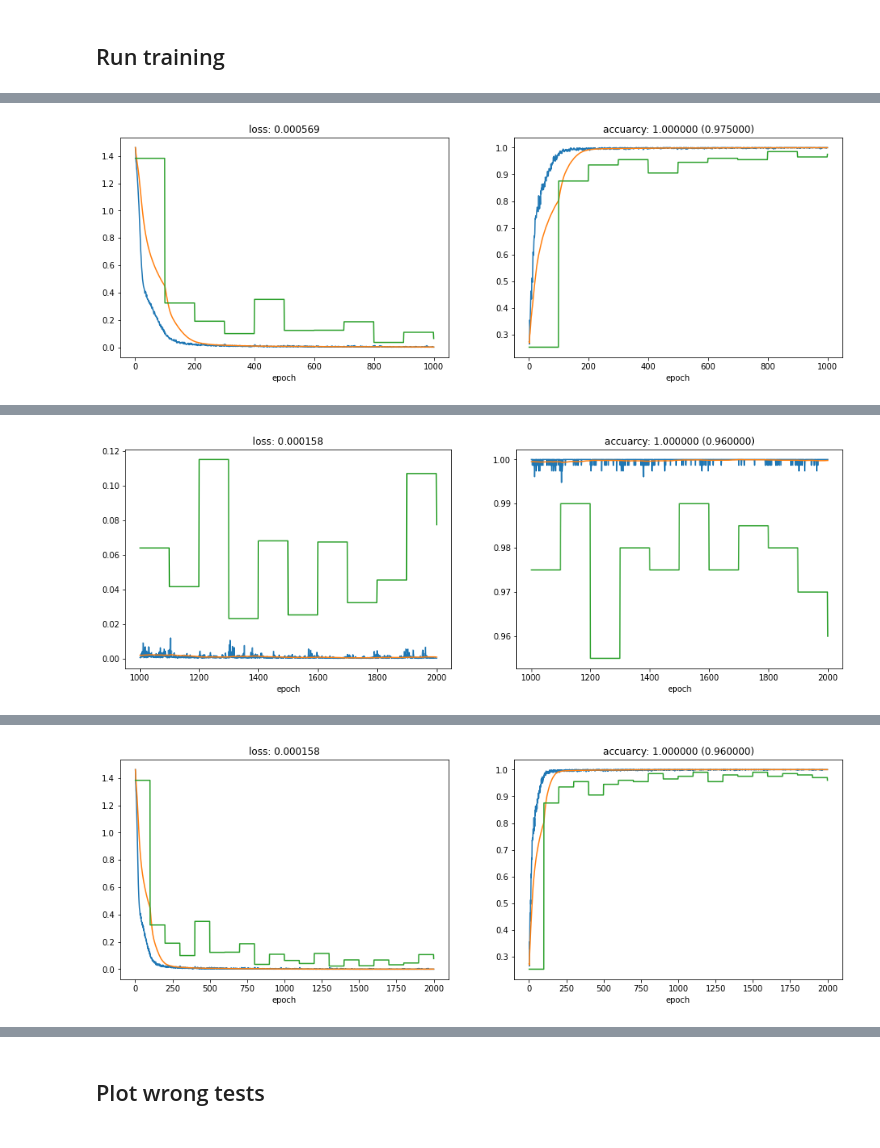
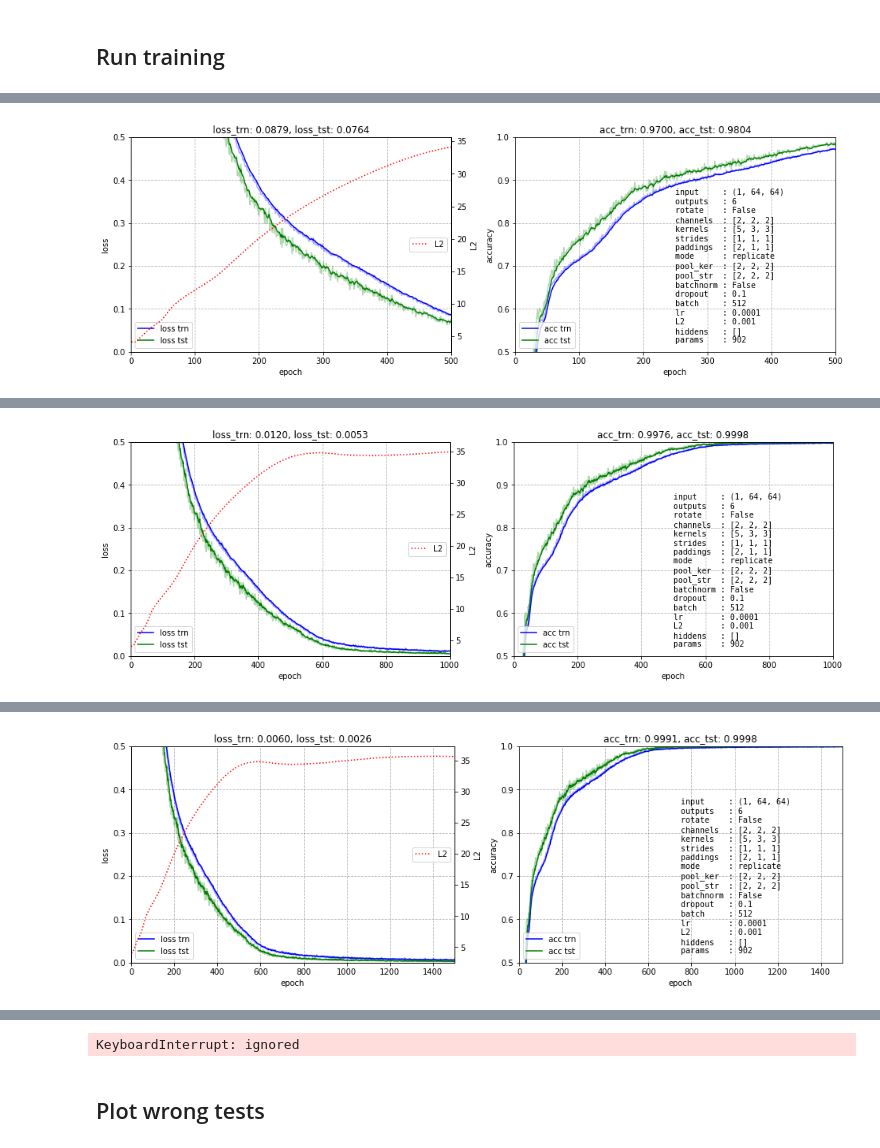
Before and after one commit to steps137/ML, a Jupyter notebook: NN/CNN_Patterns.ipynb, the cells around one changed output, grey strips where cells are left out. Saved outputs shown, nothing was run; the diff lists cells and outputs as text; code cells hidden in the pictures.

```diff
--- a/NN/CNN_Patterns.ipynb
+++ b/NN/CNN_Patterns.ipynb
@@ -103,17 +135,18 @@ plt.show()
 - Normalize Pixels to [0...1]
 - Rreorder the indexes by putting the channel first: `(N, w,h,c) -> (N, c,w,h)`
 # %%
-import torch
-import torch.nn as nn
-
 X,Y = np.array(X), np.array(Y)              # so faster creation of torch tensor
+print("X:", X.shape, "  Y:", Y.shape)
+X = X.mean(axis=3, keepdims=True)
+print("X:", X.shape, "  Y:", Y.shape)
 
 cnt_trn = int(len(X)*TRAIN_RATE)
-X_trn = torch.tensor(X[:cnt_trn], dtype=torch.float32).permute(0, 3, 1, 2)/255.  # channel first
+X_trn = torch.tensor(X[:cnt_trn], dtype=torch.float32).permute(0, 3, 1, 2)/255.  # channel first, normalize
 Y_trn = torch.tensor(Y[:cnt_trn], dtype=torch.int64)
-X_tst = torch.tensor(X[cnt_trn:], dtype=torch.float32).permute(0, 3, 1, 2)/255.  # channel first
+X_tst = torch.tensor(X[cnt_trn:], dtype=torch.float32).permute(0, 3, 1, 2)/255.  # channel first, normalize
 Y_tst = torch.tensor(Y[cnt_trn:], dtype=torch.int64)
 
-print("X:", X_trn.shape, "  Y:", Y_trn.shape)
+print("X_trn:", X_trn.shape, "  Y_trn:", Y_trn.shape)
+print("X_tst:", X_tst.shape, "  Y_tst:", Y_tst.shape)
 print(X_trn[1])
 # %% [output]
@@ -251,28 +398,34 @@ def plot_train(last, L, A, A_tst):
 # %% [markdown]
 ## Run training
 # %%
-epochs = 2000
+torch.cuda.empty_cache()
+
+loss      = nn.CrossEntropyLoss()
+optimizer = torch.optim.Adam(model.parameters(), lr=CFG['lr'], weight_decay=CFG['L2'])
+
+epochs = 5000
 
 model.to(device) # just in case
-L_tst, A_tst = fit(model, X_trn,Y_trn, train=False)
+L_tst, A_tst, _ = fit(model, X_trn,Y_trn, batch_size=2048, train=False)
 print( "before:      loss: %8.6f accuracy: %.6f" % (L_tst, A_tst)  )
 
 history, losses, accs, beg = [], [], [], time.process_time()
 for epoch in range(1, epochs+1):
 
-    L, A = fit(model, X_trn, Y_trn, batch_size=256)     # one epoch
-    losses.append(L); accs.  append(A)
+    L, A, L2 = fit(model, X_trn, Y_trn, batch_size=CFG['batch'], calc_L2=True)     # one epoch
+    losses.append(L); accs.append(A)
 
-    if epoch % 100 == 0 or epoch == epochs:              # learning output
-        L_tst, A_tst = fit(model, X_tst, Y_tst, batch_size=1000, train=False)
-        print(f"\repoch: {epoch:5d} loss: {L:8.6f} accuracy: {A:.6f} ({A_tst:.6f})  {time.process_time()-beg:.2f}s", end="")
+    if epoch % 1 == 0 or epoch == epochs:              # learning output
+        L_tst, A_tst, _ = fit(model, X_tst, Y_tst, batch_size=2048, train=False)
+
+    if epoch % 10 == 0:                                # learning output
+        print(f"\repoch: {epoch:5d} loss: {L:8.6f} ({L_tst:8.6f}) L2: {L2:.6f} accuracy: {A:.6f} ({A_tst:.6f})  {time.process_time()-beg:.2f}s", end="")
         beg = time.process_time()
 
-    if epoch % 1 == 0:
-        history.append([epoch, np.mean(losses[-1:]), np.mean(losses[-100:]), L_tst, np.mean(accs[-1:]), np.mean(accs[-100:]), A_tst])
+    history.append([epoch, L, L_tst, L2, A, A_tst])
 
-    if epoch % 1000  == 0:
-        plot_train(1000, L, A, A_tst)
+    if epoch % 500  == 0:
+        plot_train(history)
 
-plot_train(0, L, A, A_tst)
+plot_train(history)
 # %% [output]
@@ -281 +434 @@ epoch:  1000 loss: 0.000569 accuracy: 1.000000 (0.975000)  40.50s
-[figure, old version]
+[figure, new version]
@@ -283 +436 @@ epoch:  2000 loss: 0.000158 accuracy: 1.000000 (0.960000)  40.23s
-[figure, old version]
+[figure, new version]
@@ -284 +438 @@ epoch:  2000 loss: 0.000158 accuracy: 1.000000 (0.960000)  40.23s
-[figure, old version]
+[figure, new version]
@@ -285,3 +440,4 @@ epoch:  2000 loss: 0.000158 accuracy: 1.000000 (0.960000)  40.23s
+KeyboardInterrupt: ignored
 # %% [markdown]
 ## Plot wrong tests
 # %%
```
Also changed, not shown: parts of 26 cells of this notebook, 31 other files.
